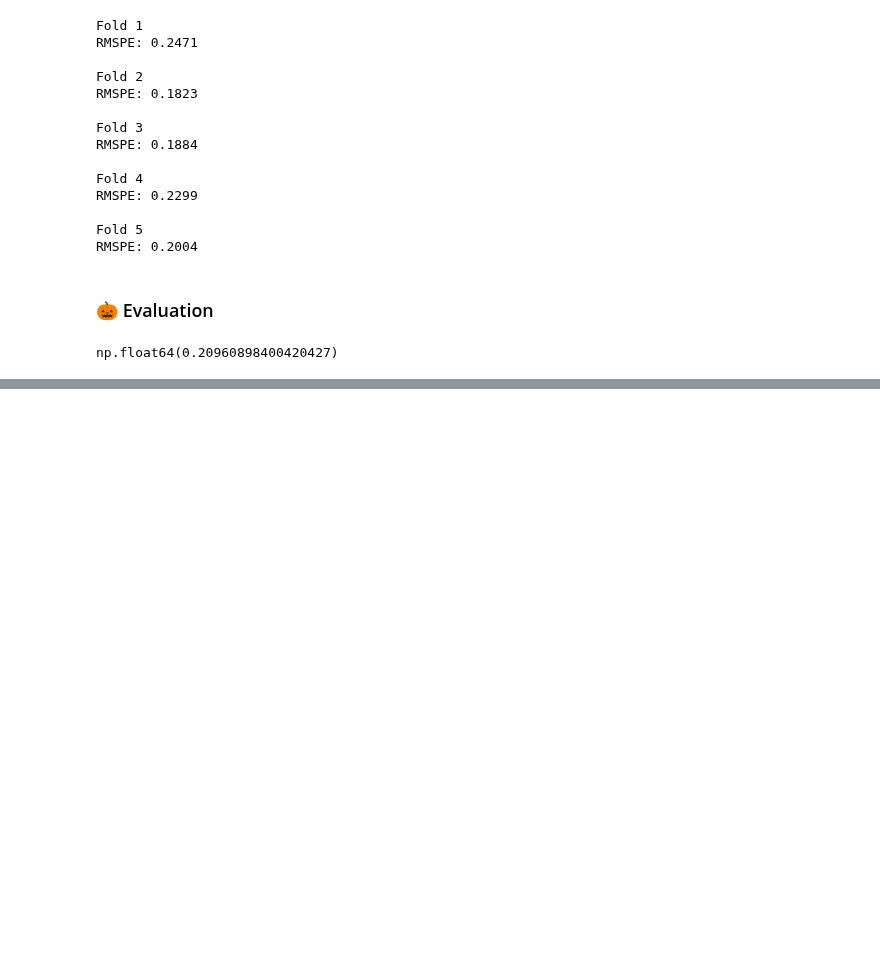
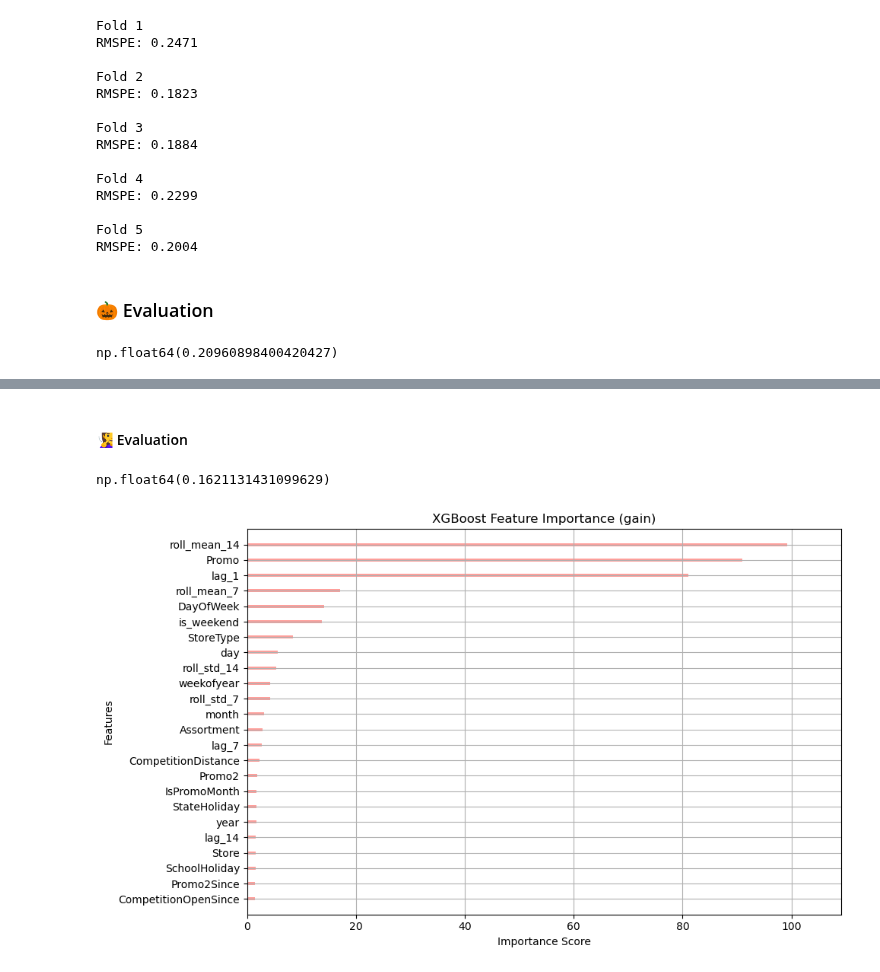
Before and after one commit to trungdung1711/rossmann-store-sales, a Jupyter notebook: notebooks/4_loop.ipynb, the cells around one changed output, grey strips where cells are left out. Drawn from its saved outputs; the diff is of its cells as text; code cells hidden in the pictures; blank space fills up the shorter version.

```diff
--- a/notebooks/4_loop.ipynb
+++ b/notebooks/4_loop.ipynb
@@ -563,0 +804,2 @@ np.float64(0.20960898400420427)
+# %%
+df_2 = df_1.copy()
@@ -563,0 +834,16 @@ np.float64(0.20960898400420427)
+# %%
+df_2["roll_mean_14"] = (
+    df_2.groupby("Store")["lag_1"]
+    .rolling(window=14)
+    .mean()
+    .reset_index(level=0, drop=True)
+)
+df_2["roll_mean_14"] = df_2["roll_mean_14"].fillna(df_2["roll_mean_14"].median())
+
+df_2["roll_std_14"] = (
+    df_2.groupby("Store")["lag_1"]
+    .rolling(window=14)
+    .std()
+    .reset_index(level=0, drop=True)
+)
+df_2["roll_std_14"] = df_2["roll_std_14"].fillna(df_2["roll_std_14"].median())
@@ -563,0 +852,11 @@ np.float64(0.20960898400420427)
+# %%
+features_2 = [f for f in features_1] + [
+    "roll_mean_7",
+    "roll_std_7",
+    "roll_mean_14",
+    "roll_std_14"
+]
+
+target_2 = [
+    "Sales"
+]
@@ -563,0 +865,13 @@ np.float64(0.20960898400420427)
+# %%
+cutoffs = [
+    "2014-03-01",
+    "2014-06-01",
+    "2014-09-01",
+    "2014-12-01",
+    "2015-06-20"
+]
+
+folds = create_expanding_folds_with_cutoffs(
+        df_2,
+        cutoffs=cutoffs
+    )
@@ -563,0 +942,11 @@ np.float64(0.20960898400420427)
+# %% [markdown]
+#### 🧏‍♀️ Evaluation
+# %%
+mean_rmspe = np.mean(np.array(scores))
+mean_rmspe
+# %% [output]
+np.float64(0.1621131431099629)
+# %%
+feature_importance(models[4], values=False)
+# %% [output]
+[figure, added]
```
Also changed, not shown: parts of 34 cells of this notebook, 3 other files.
